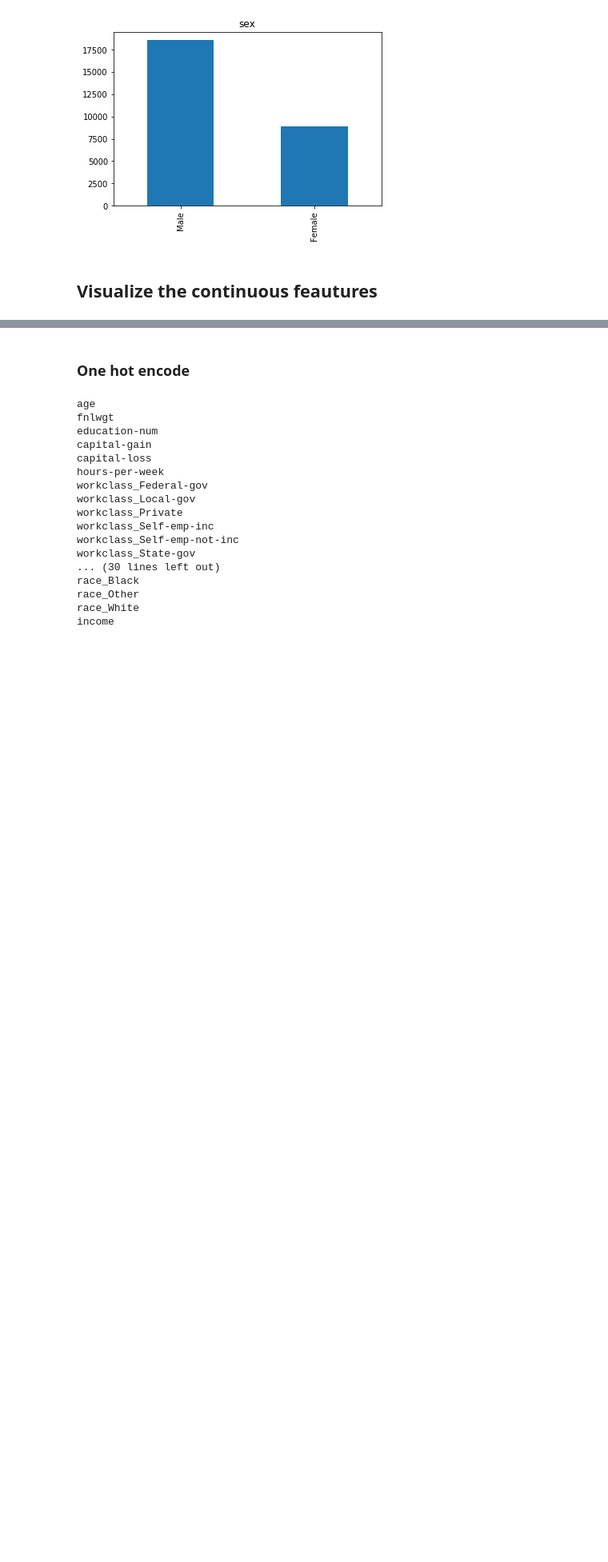
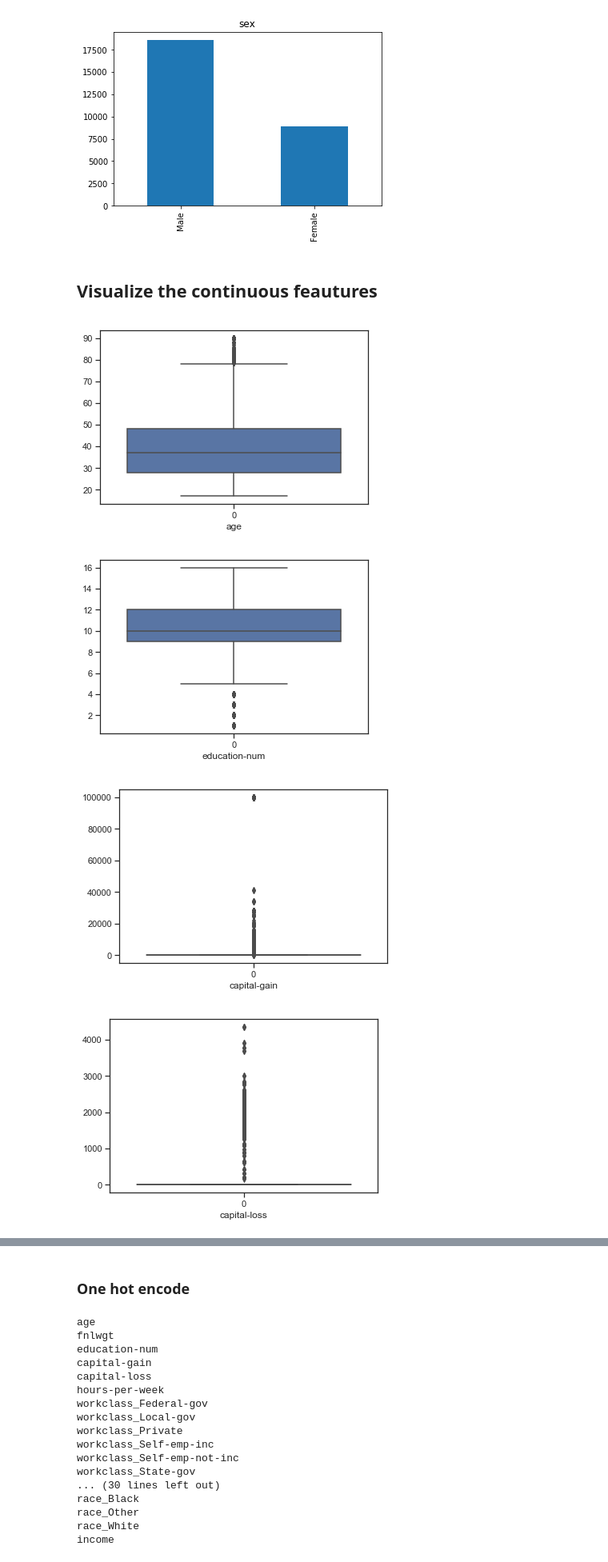
Before and after one commit to miguelgd54/118BFinal-Project, a Jupyter notebook: COGS118B-final-file.ipynb, the cells around one changed output, grey strips where cells are left out. Shown at 80% size. Drawn from its saved outputs; the diff is of its cells as text; code cells hidden in the pictures; blank space fills up the shorter version.

```diff
--- a/COGS118B-final-file.ipynb
+++ b/COGS118B-final-file.ipynb
@@ -91,0 +91,17 @@ for col in string_columns:
+# %%
+# to do
+sns.set(style="ticks", color_codes=True)
+
+string_columns = ['age','education-num','capital-gain',
+             'capital-loss','hours-per-week']
+
+for col in string_columns:
+    fig, ax = plt.subplots()
+    ax = sns.boxplot(data=df[col]).set(
+    xlabel=col
+)
+# %% [output]
+[figure, added]
+[figure, added]
+[figure, added]
+[figure, added]
```
Also changed, not shown: parts of 3 cells of this notebook.
